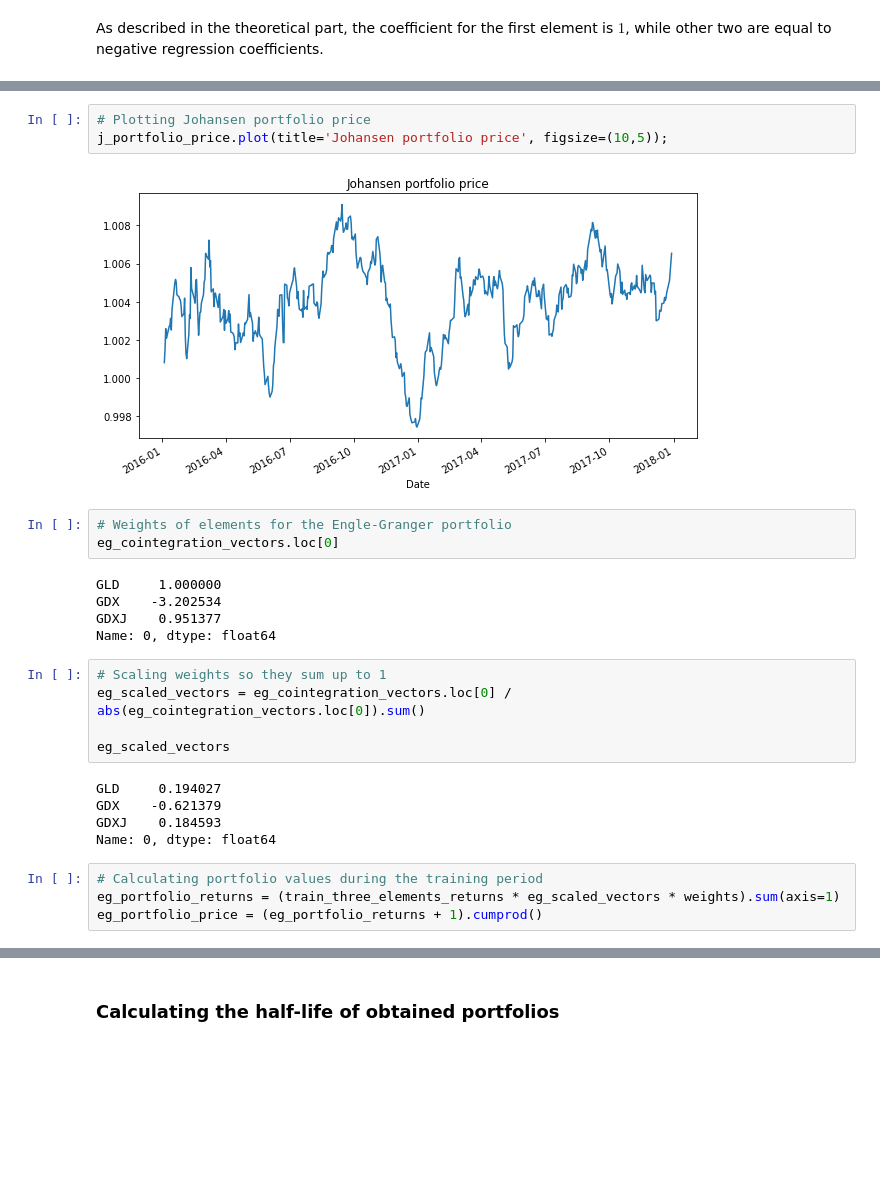
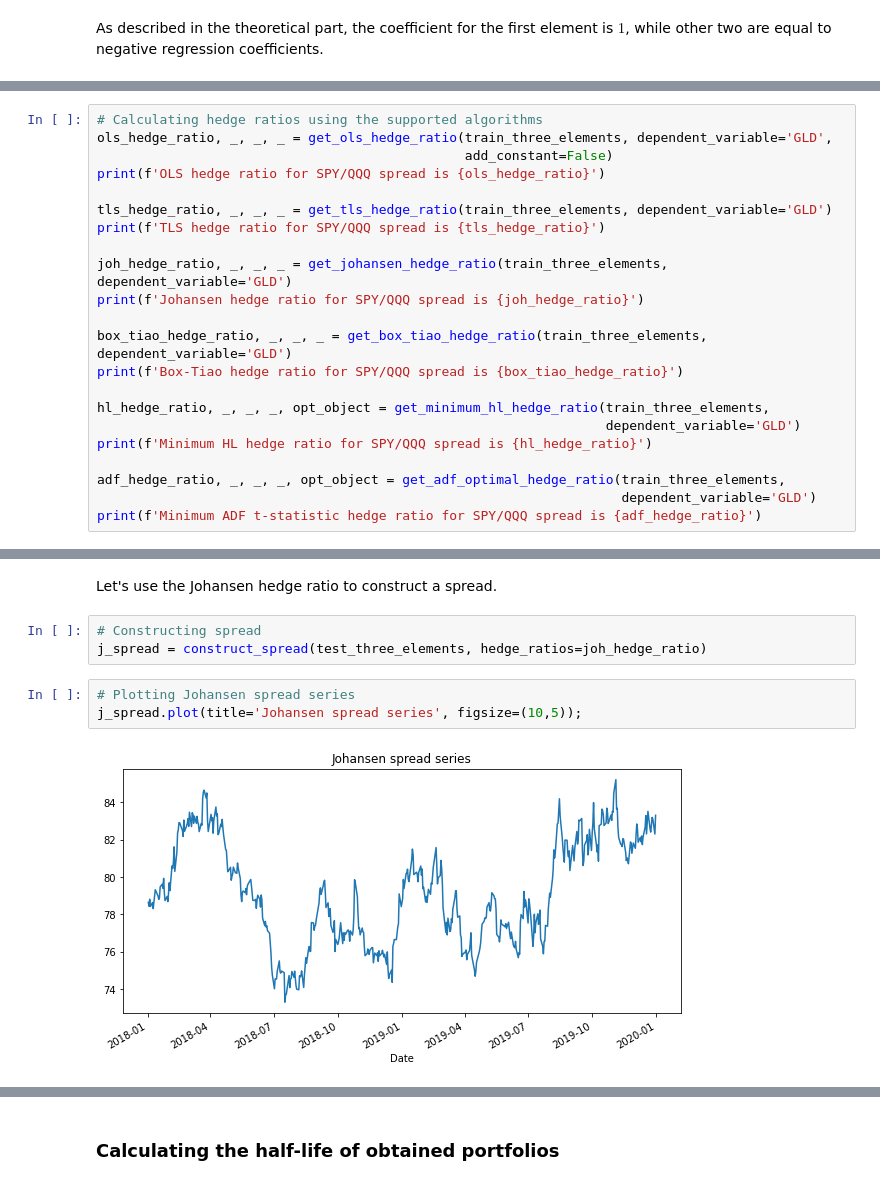
Before and after one commit to hudson-and-thames/arbitrage_research, a Jupyter notebook: Cointegration Approach/mean_reversion.ipynb, the cells around one changed output, grey strips where cells are left out. Saved outputs shown, nothing was run; the diff lists cells and outputs as text; blank space fills up the shorter version.

```diff
--- a/Cointegration Approach/mean_reversion.ipynb
+++ b/Cointegration Approach/mean_reversion.ipynb
@@ -283,0 +272,22 @@ j_portfolio_price = (j_portfolio_returns + 1).cumprod()
+# %%
+# Calculating hedge ratios using the supported algorithms
+ols_hedge_ratio, _, _, _ = get_ols_hedge_ratio(train_three_elements, dependent_variable='GLD',
+                                               add_constant=False)
+print(f'OLS hedge ratio for SPY/QQQ spread is {ols_hedge_ratio}')
+
+tls_hedge_ratio, _, _, _ = get_tls_hedge_ratio(train_three_elements, dependent_variable='GLD')
+print(f'TLS hedge ratio for SPY/QQQ spread is {tls_hedge_ratio}')
+
+joh_hedge_ratio, _, _, _ = get_johansen_hedge_ratio(train_three_elements, dependent_variable='GLD')
+print(f'Johansen hedge ratio for SPY/QQQ spread is {joh_hedge_ratio}')
+
+box_tiao_hedge_ratio, _, _, _ = get_box_tiao_hedge_ratio(train_three_elements, dependent_variable='GLD')
+print(f'Box-Tiao hedge ratio for SPY/QQQ spread is {box_tiao_hedge_ratio}')
+
+hl_hedge_ratio, _, _, _, opt_object = get_minimum_hl_hedge_ratio(train_three_elements,
+                                                                 dependent_variable='GLD')
+print(f'Minimum HL hedge ratio for SPY/QQQ spread is {hl_hedge_ratio}')
+
+adf_hedge_ratio, _, _, _, opt_object = get_adf_optimal_hedge_ratio(train_three_elements,
+                                                                   dependent_variable='GLD')
+print(f'Minimum ADF t-statistic hedge ratio for SPY/QQQ spread is {adf_hedge_ratio}')
@@ -284,27 +301,10 @@ j_portfolio_price = (j_portfolio_returns + 1).cumprod()
+# %% [markdown]
+Let's use the Johansen hedge ratio to construct a spread.
+# %%
+# Constructing spread
+j_spread = construct_spread(test_three_elements, hedge_ratios=joh_hedge_ratio)
 # %%
-# Plotting Johansen portfolio price
-j_portfolio_price.plot(title='Johansen portfolio price', figsize=(10,5));
+# Plotting Johansen spread series
+j_spread.plot(title='Johansen spread series', figsize=(10,5));
 # %% [output]
-[figure, old version]
+[figure, new version]
-# %%
-# Weights of elements for the Engle-Granger portfolio
-eg_cointegration_vectors.loc[0]
-# %% [output]
-GLD     1.000000
-GDX    -3.202534
-GDXJ    0.951377
-Name: 0, dtype: float64
-# %%
-# Scaling weights so they sum up to 1
-eg_scaled_vectors = eg_cointegration_vectors.loc[0] / abs(eg_cointegration_vectors.loc[0]).sum()
-
-eg_scaled_vectors
-# %% [output]
-GLD     0.194027
-GDX    -0.621379
-GDXJ    0.184593
-Name: 0, dtype: float64
-# %%
-# Calculating portfolio values during the training period
-eg_portfolio_returns = (train_three_elements_returns * eg_scaled_vectors * weights).sum(axis=1)
-eg_portfolio_price = (eg_portfolio_returns + 1).cumprod()
```
Also changed, not shown: parts of 59 cells of this notebook.
